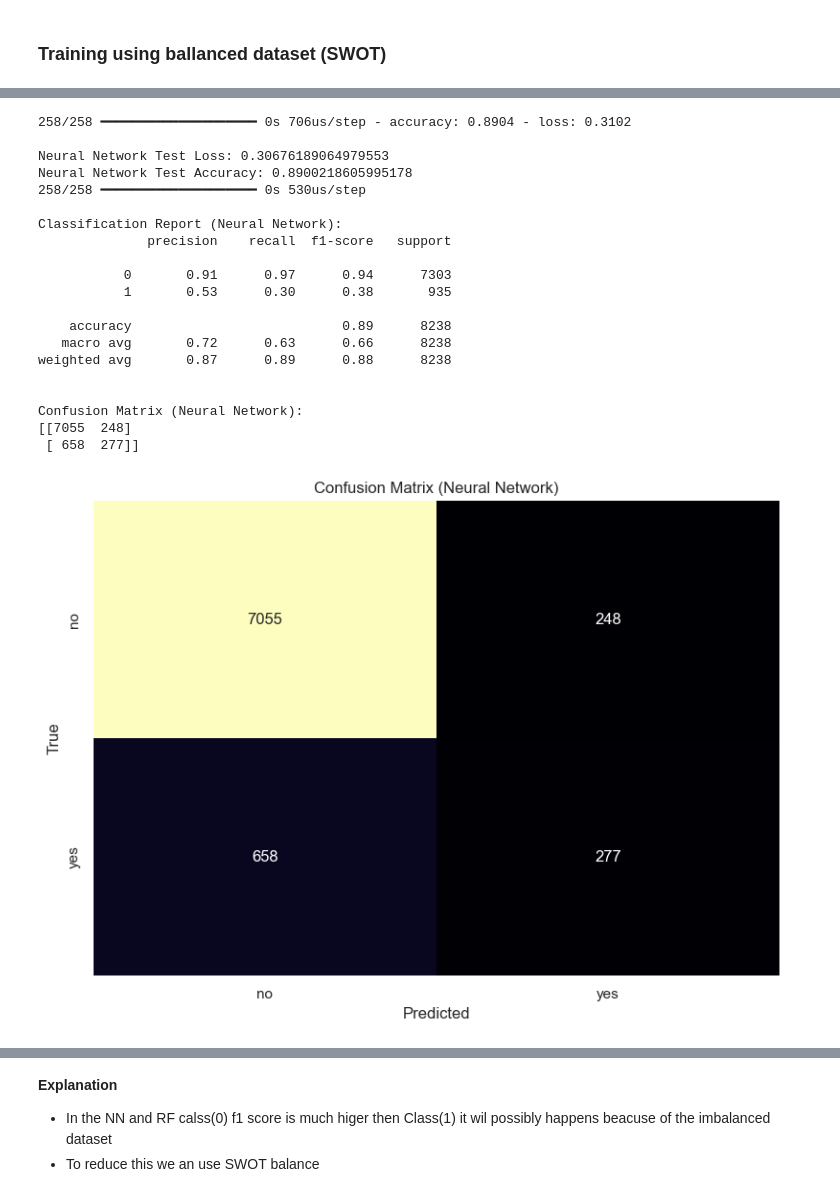
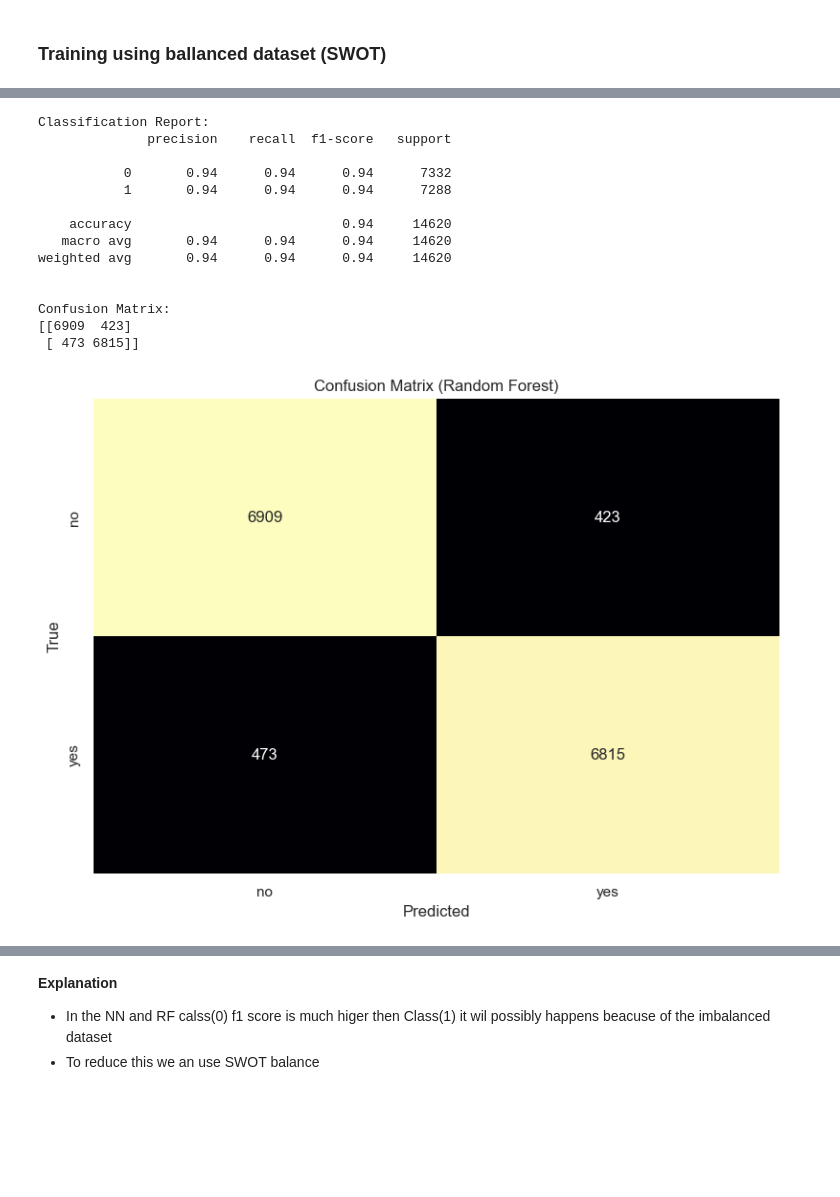
Before and after one commit to Aashiff2003/Predict-Term-Deposit-Subscription-, a Jupyter notebook: Predict Term Deposit Subscribtion -(additional).ipynb, the cells around one changed output, grey strips where cells are left out. Saved outputs shown, nothing was run; the diff lists cells and outputs as text; code cells hidden in the pictures; blank space fills up the shorter version.

Commit message:
increace the accuracy of model

```diff
--- a/Predict Term Deposit Subscribtion -(additional).ipynb
+++ b/Predict Term Deposit Subscribtion -(additional).ipynb
@@ -787,3 +855,17 @@ plt.show()
 # %% [markdown]
 ### Training using ballanced dataset (SWOT)
+# %%
+from imblearn.over_sampling import SMOTE
+X = df_encoded.drop(columns=["y"])  # Replace "target" with your actual target column name
+y = df_encoded["y"]
+le = LabelEncoder()
+y = le.fit_transform(y)
+
+# Step 1: Apply SMOTE (over-sampling)
+smote = SMOTE(random_state=42)
+X_resampled, y_resampled = smote.fit_resample(X, y)
+
+
+# Split the dataset into training and testing sets
+X_train, X_test, y_train, y_test = train_test_split(X_resampled, y_resampled, test_size=0.2, random_state=42)
 # %%
@@ -887,53 +982,48 @@ Test Accuracy: 0.8900218605995178
 # %%
-from sklearn.metrics import accuracy_score, classification_report, confusion_matrix
+from sklearn.ensemble import RandomForestClassifier
 
 
-# Evaluate the Neural Network model
-results_nn = model_bal.evaluate(X_test, y_test)
-print("\nNeural Network Test Loss:", results_nn[0])
-print("Neural Network Test Accuracy:", results_nn[1])
+rf_model_bal = RandomForestClassifier(
+    n_estimators=100,       # Number of trees
+    max_depth=None,         # Maximum depth of trees, None means no limit
+    random_state=42,        # Random seed for reproducibility
+    class_weight='balanced' # Handle class imbalance
+)
 
-# Make predictions using the Neural Network model
-y_pred_nn = (model_bal.predict(X_test) > 0.5).astype("int32")
+# Train the model
+rf_model_bal.fit(X_train, y_train)
+# Make predictions
+y_pred_rf = rf_model_bal.predict(X_test)
 
-# Evaluate the Neural Network model using metrics
-print("\nClassification Report (Neural Network):")
-print(classification_report(y_test, y_pred_nn))
+print("\nClassification Report:")
+print(classification_report(y_test, y_pred_rf))
 
-print("\nConfusion Matrix (Neural Network):")
-print(confusion_matrix(y_test, y_pred_nn))
+print("\nConfusion Matrix:")
+cm_rf = confusion_matrix(y_test, y_pred_rf)
+print(cm_rf)
 
-# Confusion matrix for Neural Network predictions
-cm_nn = confusion_matrix(y_test, y_pred_nn)
+# Plot the confusion matrix with a color palette
+plt.figure(figsize=(8, 6))
+sns.heatmap(cm_rf, annot=True, fmt='d', cmap='magma', cbar=False, xticklabels=df["y"].unique(), yticklabels=df["y"].unique())
 
-# Plot the confusion matrix with a different color palette
-plt.figure(figsize=(8, 6))
-sns.heatmap(cm_nn, annot=True, fmt='d', cmap='magma', cbar=False, xticklabels=df["y"].unique(), yticklabels=df["y"].unique())
-
-plt.title('Confusion Matrix (Neural Network)')
+plt.title('Confusion Matrix (Random Forest)')
 plt.xlabel('Predicted')
 plt.ylabel('True')
 plt.tight_layout()
 plt.show()
 # %% [output]
-258/258 ━━━━━━━━━━━━━━━━━━━━ 0s 706us/step - accuracy: 0.8904 - loss: 0.3102
-
-Neural Network Test Loss: 0.30676189064979553
-Neural Network Test Accuracy: 0.8900218605995178
-258/258 ━━━━━━━━━━━━━━━━━━━━ 0s 530us/step
-
-Classification Report (Neural Network):
+Classification Report:
               precision    recall  f1-score   support
 
-           0       0.91      0.97      0.94      7303
-           1       0.53      0.30      0.38       935
+           0       0.94      0.94      0.94      7332
+           1       0.94      0.94      0.94      7288
 
-    accuracy                           0.89      8238
-   macro avg       0.72      0.63      0.66      8238
-weighted avg       0.87      0.89      0.88      8238
+    accuracy                           0.94     14620
+   macro avg       0.94      0.94      0.94     14620
+weighted avg       0.94      0.94      0.94     14620
 
 
-Confusion Matrix (Neural Network):
-[[7055  248]
- [ 658  277]]
+Confusion Matrix:
+[[6909  423]
+ [ 473 6815]]
-[figure, old version]
+[figure, new version]
```
Also changed, not shown: parts of 29 cells of this notebook, 3 other files.
